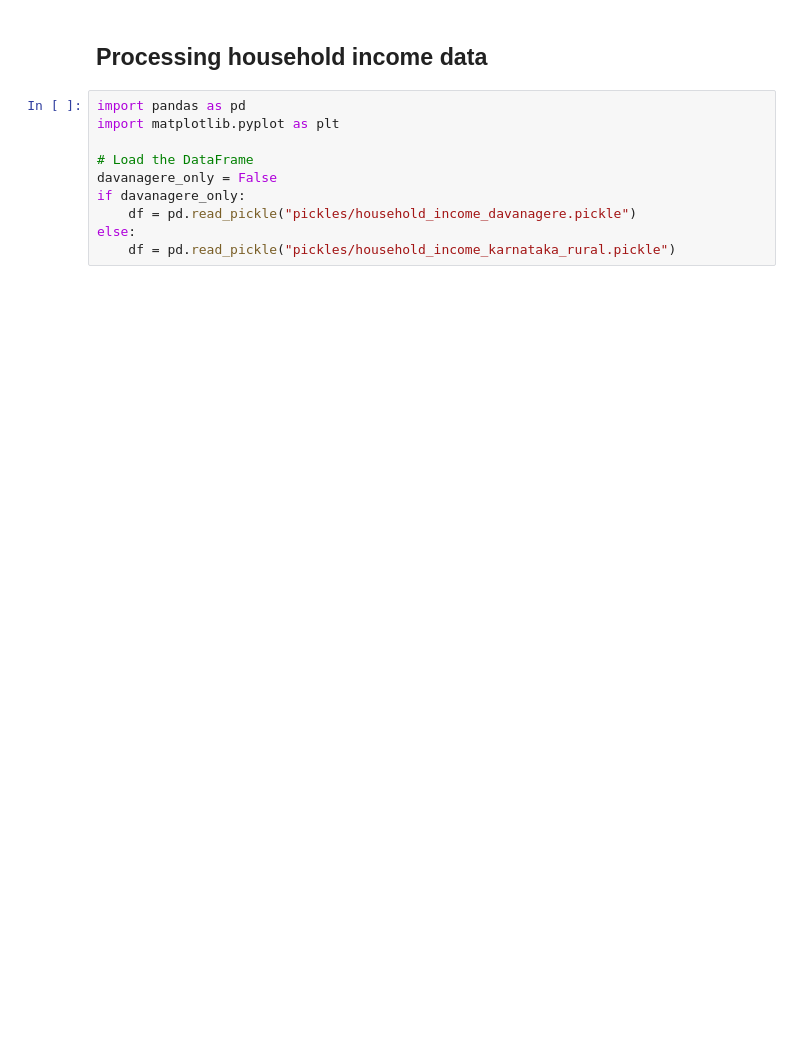
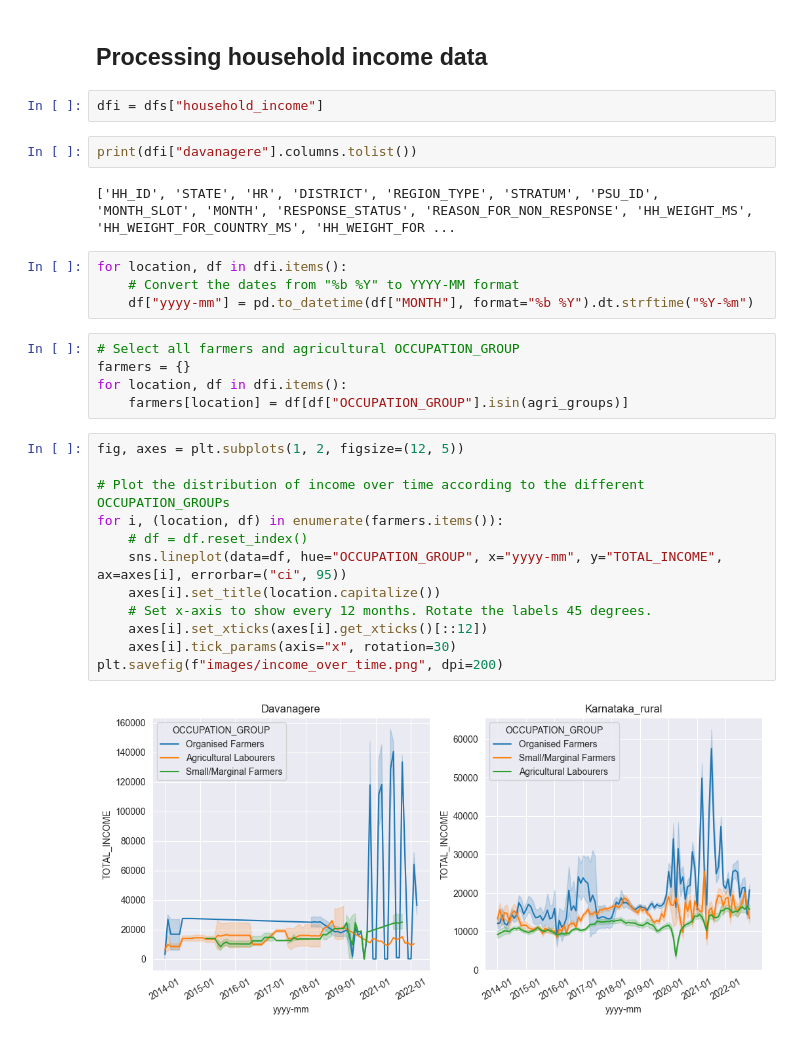
Before and after one commit to EwoutH/India-drought-ABM, a Jupyter notebook: analysis/1_India-ABM-income-EDA.ipynb, the cells around one changed output. Cells and saved outputs as stored; diff of their text form; blank space fills up the shorter version.

Commit message:
analysis: Analyse expenses data
Update the notebook with expenses data analysis.

```diff
--- a/analysis/1_India-ABM-income-EDA.ipynb
+++ b/analysis/1_India-ABM-income-EDA.ipynb
@@ -1,12 +21,31 @@
 # %% [markdown]
 ## Processing household income data
-# %%
-import pandas as pd
-import matplotlib.pyplot as plt
-
-# Load the DataFrame
-davanagere_only = False
-if davanagere_only:
-    df = pd.read_pickle("pickles/household_income_davanagere.pickle")
-else:
-    df = pd.read_pickle("pickles/household_income_karnataka_rural.pickle")
+# %%
+dfi = dfs["household_income"]
+# %%
+print(dfi["davanagere"].columns.tolist())
+# %% [output]
+['HH_ID', 'STATE', 'HR', 'DISTRICT', 'REGION_TYPE', 'STRATUM', 'PSU_ID', 'MONTH_SLOT', 'MONTH', 'RESPONSE_STATUS', 'REASON_FOR_NON_RESPONSE', 'HH_WEIGHT_MS', 'HH_WEIGHT_FOR_COUNTRY_MS', 'HH_WEIGHT_FOR ...
+# %%
+for location, df in dfi.items():
+    # Convert the dates from "%b %Y" to YYYY-MM format
+    df["yyyy-mm"] = pd.to_datetime(df["MONTH"], format="%b %Y").dt.strftime("%Y-%m")
+# %%
+# Select all farmers and agricultural OCCUPATION_GROUP
+farmers = {}
+for location, df in dfi.items():
+    farmers[location] = df[df["OCCUPATION_GROUP"].isin(agri_groups)]
+# %%
+fig, axes = plt.subplots(1, 2, figsize=(12, 5))
+
+# Plot the distribution of income over time according to the different OCCUPATION_GROUPs
+for i, (location, df) in enumerate(farmers.items()):
+    # df = df.reset_index()
+    sns.lineplot(data=df, hue="OCCUPATION_GROUP", x="yyyy-mm", y="TOTAL_INCOME", ax=axes[i], errorbar=("ci", 95))
+    axes[i].set_title(location.capitalize())
+    # Set x-axis to show every 12 months. Rotate the labels 45 degrees.
+    axes[i].set_xticks(axes[i].get_xticks()[::12])
+    axes[i].tick_params(axis="x", rotation=30)
+plt.savefig(f"images/income_over_time.png", dpi=200)
+# %% [output]
+[figure, added]
```
Also changed, not shown: parts of 34 cells of this notebook.
